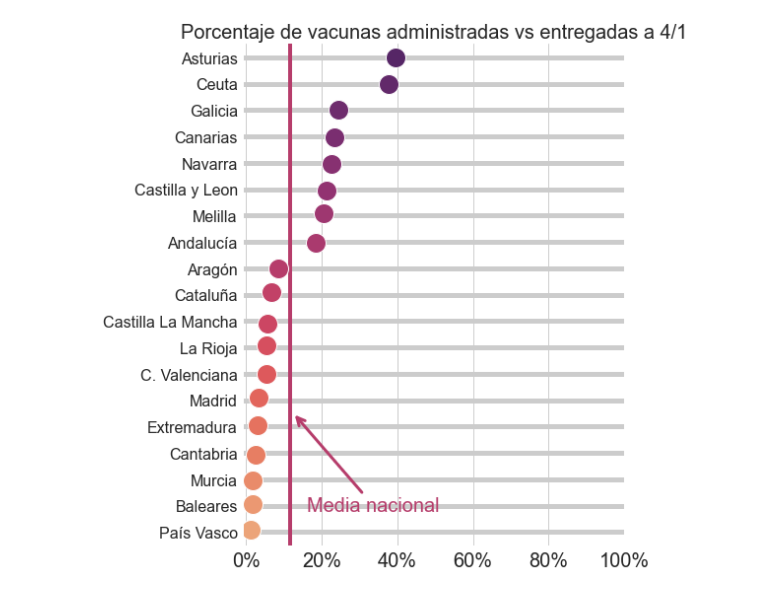
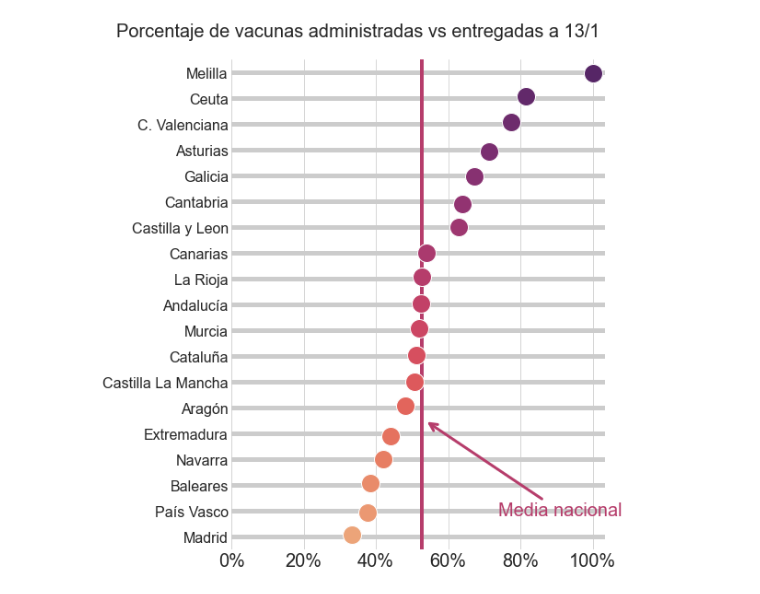
Before and after one commit to mharias/covid, a Jupyter notebook: vacunacion/Vacunas_graficos.ipynb, the cells around one changed output. Cells and saved outputs as stored; diff of their text form; code cells hidden in the pictures.

```diff
--- a/vacunacion/Vacunas_graficos.ipynb
+++ b/vacunacion/Vacunas_graficos.ipynb
@@ -27,7 +27,7 @@ from matplotlib.offsetbox import TextArea, DrawingArea, OffsetImage, AnnotationB
 # %%
 datos_row = pd.read_csv('csv/estado_vacunacion_.csv')
 # %%
-dia = '4/1/21' # dia del informe
+dia = '13/1/21' # dia del informe
 sns.set_style(style="white")
 #hoy=datetime.today().strftime('%d/%m')
 title = 'Porcentaje de vacunas administradas vs entregadas a {}'.format(dia[:-3])
@@ -48,35 +48,36 @@ g.map(sns.stripplot, size=20, orient="h", jitter=True,
       palette=colores,linewidth=1,edgecolor='white')
 
 # Use the same x axis limits on all columns and add better labels
 #g.set(xlim=(0, 25), xlabel="Crashes", ylabel="")
 
 # Use semantically meaningful titles for the columns
 titles = ["Total crashes", "Speeding crashes", "Alcohol crashes",
           "Not distracted crashes", "No previous crashes"]
 
 ax = g.axes.flat[0]
 ax.xaxis.set_major_formatter(plt.FuncFormatter(lambda v,x:'{:.0f}%'.format(v*100)))
-ax.set_title(label=title,fontsize=20)
+#ax.set_title(label=title,fontsize=20)
 ax.xaxis.grid(True)
 ax.yaxis.grid(True,lw=5)
 ax.yaxis.set_tick_params(labelsize=16,width=0,rotation=0,pad=0)
 ax.xaxis.set_tick_params(labelsize=20,width=0,rotation=0,pad=0)
 ax.set_xticks([0,0.2,0.4,0.6,0.8,1.0])
 y_min,y_max = ax.get_ylim()
 
 #ax.vlines(media,y_min,y_max*.7,color='navy')
 ax.axvline(x=media,lw=4,color=color_media)
 ax.set_xlabel('')
 ax.set_ylabel('')
 ax.annotate('Media nacional', xy=(media+.01,13.5), va='center', xytext=(media*1.4,17),
             arrowprops=dict(arrowstyle="->",color=color_media,lw=3),
             fontsize=20,color=color_media)
-
+#ax.set_title(label=title,fontsize=20)
+g.fig.suptitle(title,fontsize=20,y=1.05)
 sns.despine(left=True, bottom=True)
 
-g.fig.subplots_adjust(top=.95,bottom=.05)
+#g.fig.subplots_adjust(top=1,bottom=.05)
 g.fig.tight_layout()
 
-g.fig.savefig('graficos/estado_vacunas_comunidad.png',dpi=100)
+g.fig.savefig('graficos/estado_vacunas_comunidad.png',bbox_inches = 'tight',dpi=144)
 # %% [output]
-[figure, old version]
+[figure, new version]
```
Also changed, not shown: parts of 2 cells of this notebook, 7 other files.
